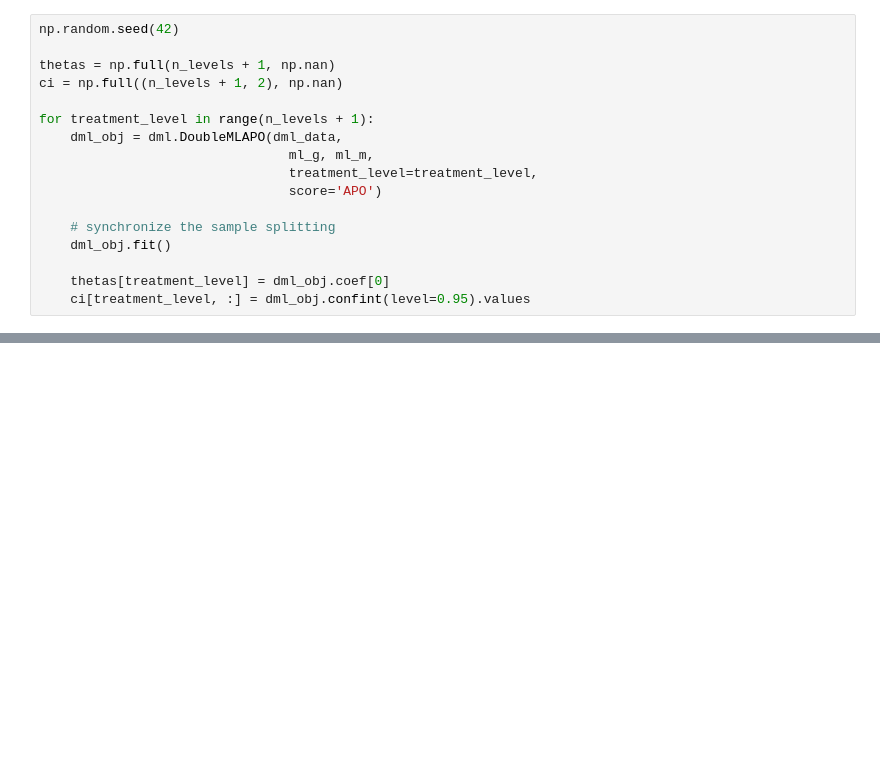
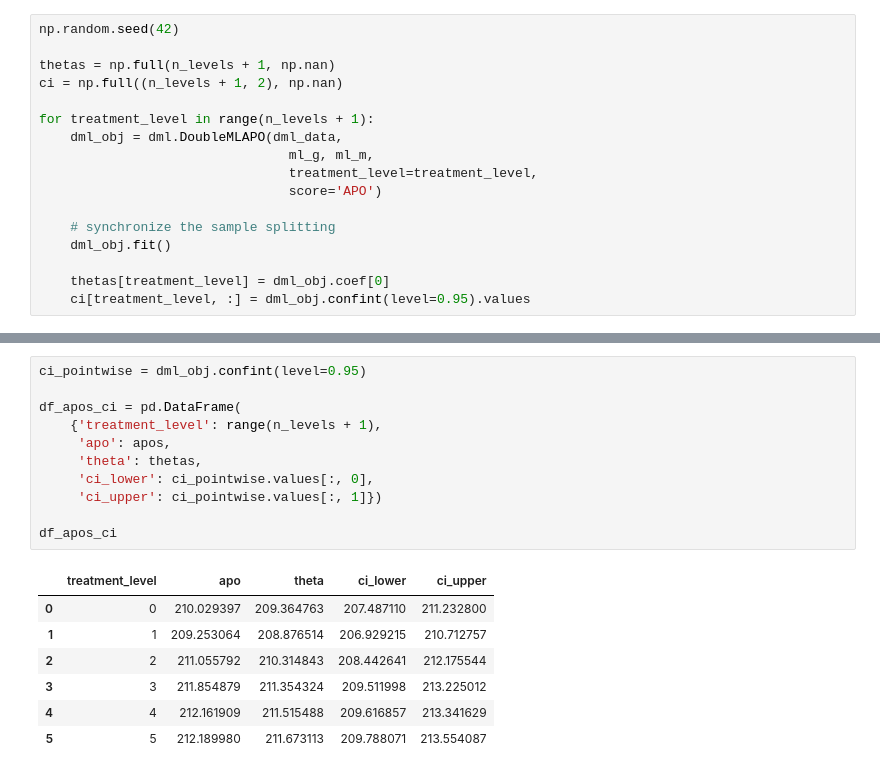
Before and after one commit to DoubleML/doubleml-docs, a Jupyter notebook: doc/examples/py_double_ml_apo.ipynb, the cells around one changed output, grey strips where cells are left out. Drawn from its saved outputs; the diff is of its cells as text; blank space fills up the shorter version.

```diff
--- a/doc/examples/py_double_ml_apo.ipynb
+++ b/doc/examples/py_double_ml_apo.ipynb
@@ -172,0 +172,19 @@ AttributeError: 'DoubleMLAPOS' object has no attribute '_weights'
+# %%
+ci_pointwise = dml_obj.confint(level=0.95)
+
+df_apos_ci = pd.DataFrame(
+    {'treatment_level': range(n_levels + 1),
+     'apo': apos,
+     'theta': thetas,
+     'ci_lower': ci_pointwise.values[:, 0],
+     'ci_upper': ci_pointwise.values[:, 1]})
+
+df_apos_ci
+# %% [output]
+|  | treatment_level | apo | theta | ci_lower | ci_upper |
+| 0 | 0 | 210.029397 | 209.364763 | 207.487110 | 211.232800 |
+| 1 | 1 | 209.253064 | 208.876514 | 206.929215 | 210.712757 |
+| 2 | 2 | 211.055792 | 210.314843 | 208.442641 | 212.175544 |
+| 3 | 3 | 211.854879 | 211.354324 | 209.511998 | 213.225012 |
+| 4 | 4 | 212.161909 | 211.515488 | 209.616857 | 213.341629 |
+| 5 | 5 | 212.189980 | 211.673113 | 209.788071 | 213.554087 |
```
Also changed, not shown: parts of 8 cells of this notebook.
